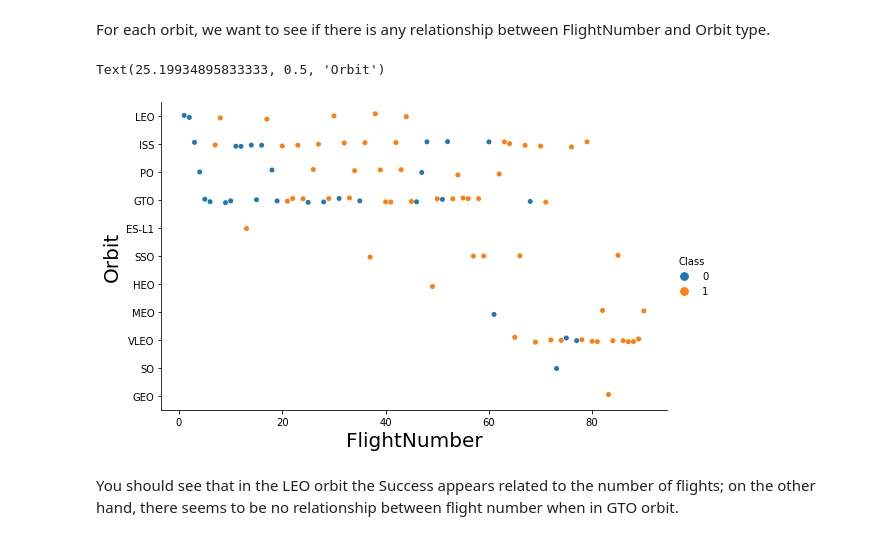
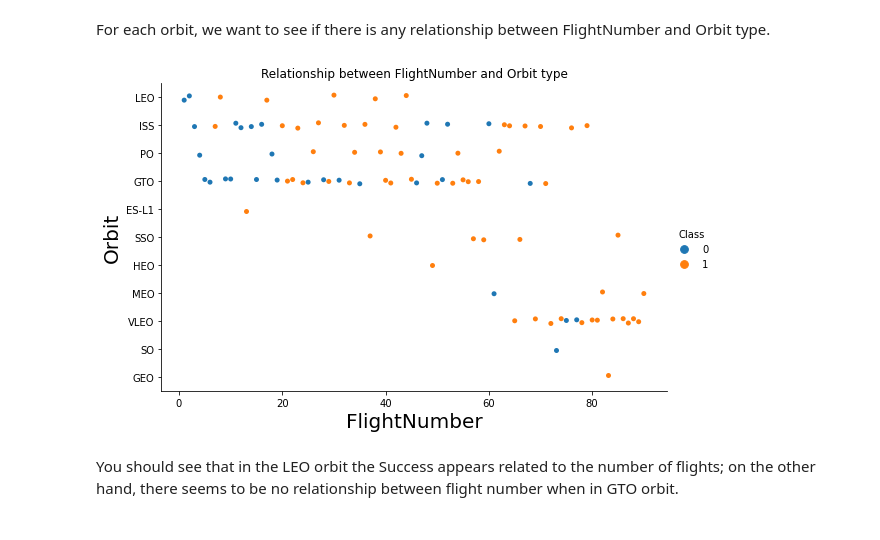
Before and after one commit to LeonardoPalaciosPando1996/Data-Science-specialization, a Jupyter notebook: Applied Data Science Capstone/jupyter-labs-eda-dataviz.ipynb, the cells around one changed output. Drawn from its saved outputs; the diff is of its cells as text; code cells hidden in the pictures.

```diff
--- a/Applied Data Science Capstone/jupyter-labs-eda-dataviz.ipynb
+++ b/Applied Data Science Capstone/jupyter-labs-eda-dataviz.ipynb
@@ -134,11 +138,12 @@ For each orbit, we want to see if there is any relationship between FlightNumber
 # %%
 # Plot a scatter point chart with x axis to be FlightNumber and y axis to be the Orbit, and hue to be the class value
 sns.catplot(data=df, x="FlightNumber", y="Orbit", hue="Class", aspect=1.6)
 plt.xlabel("FlightNumber",fontsize=20)
 plt.ylabel("Orbit",fontsize=20)
+plt.title("Relationship between FlightNumber and Orbit type")
+plt.show()
 # %% [output]
-Text(25.19934895833333, 0.5, 'Orbit')
-[figure, old version]
+[figure, new version]
 # %% [markdown]
 You should see that in the LEO orbit the Success appears related to the number of flights; on the other hand, there seems to be no relationship between flight number when in GTO orbit.
 # %% [markdown]
```
Also changed, not shown: parts of 6 cells of this notebook.
